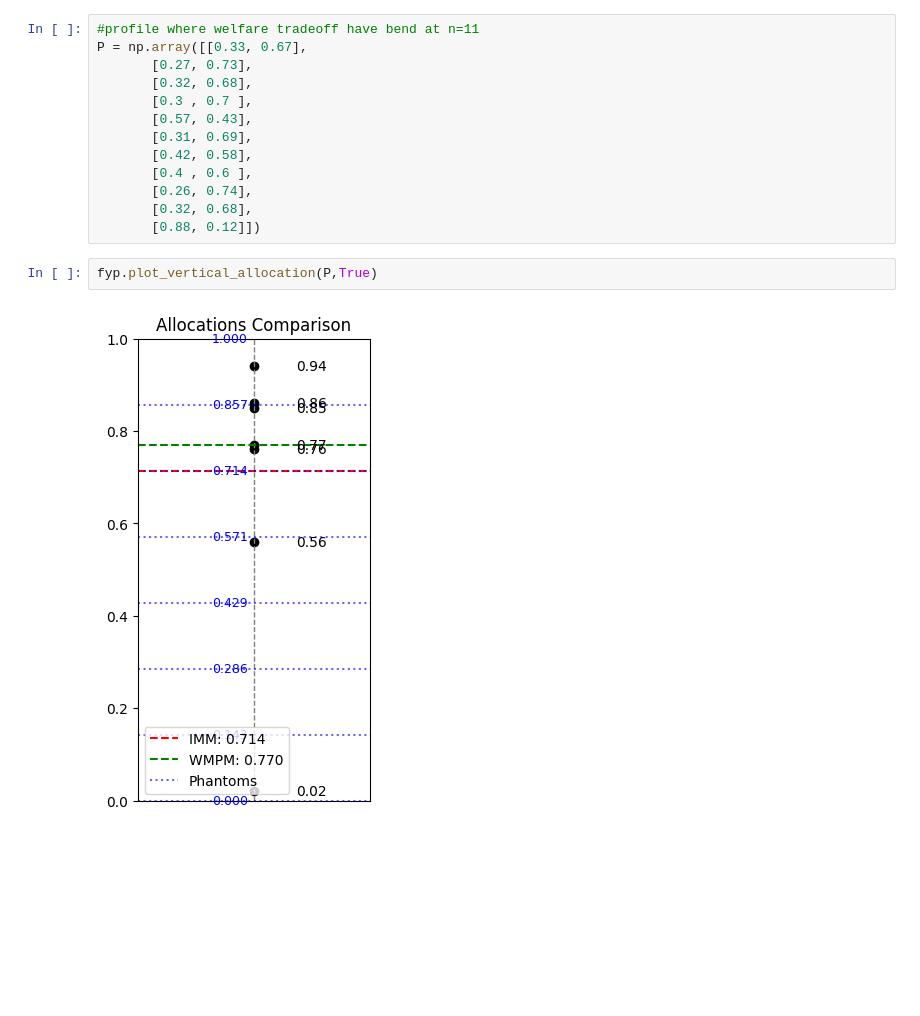
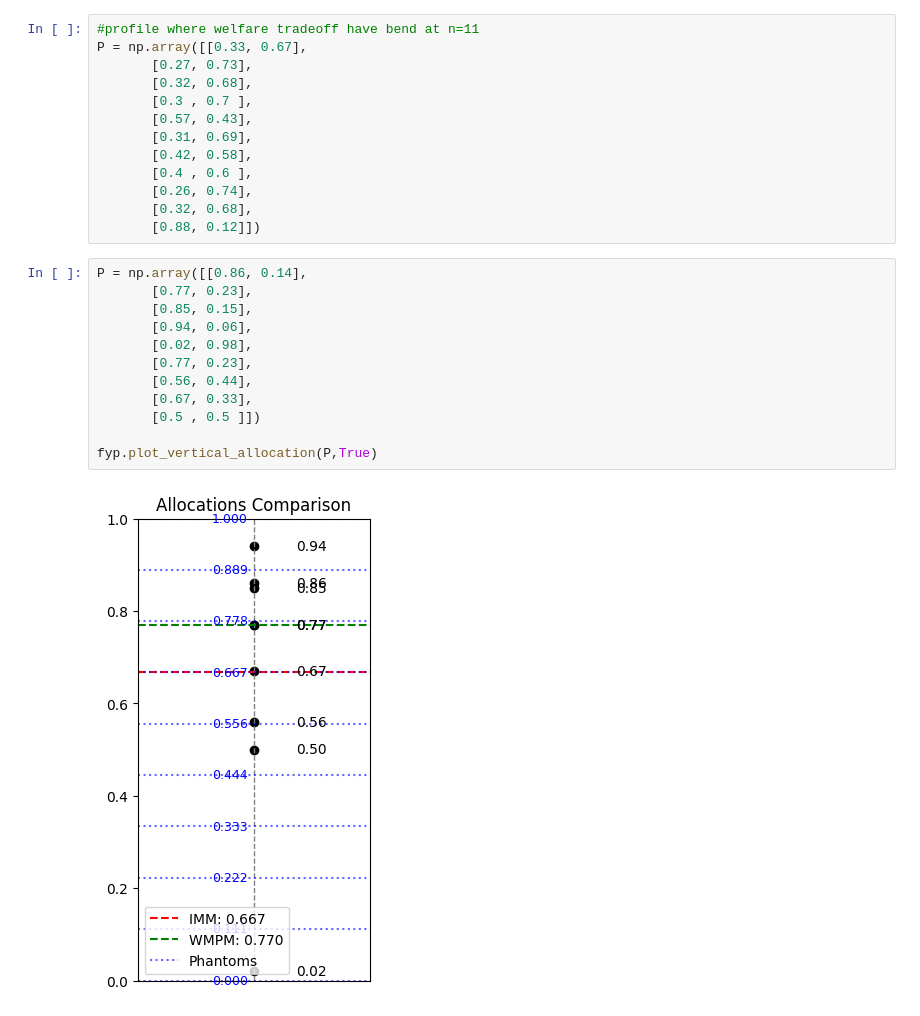
Before and after one commit to tanhl30/FYP, a Jupyter notebook: topic_1.ipynb, the cells around one changed output. Saved outputs shown, nothing was run; the diff lists cells and outputs as text; blank space fills up the shorter version.

```diff
--- a/topic_1.ipynb
+++ b/topic_1.ipynb
@@ -156,7 +156,17 @@ P = np.array([[0.33, 0.67],
        [0.26, 0.74],
        [0.32, 0.68],
        [0.88, 0.12]])
-# %%
-fyp.plot_vertical_allocation(P,True)
-# %% [output]
-[figure, removed]
+# %%
+P = np.array([[0.86, 0.14],
+       [0.77, 0.23],
+       [0.85, 0.15],
+       [0.94, 0.06],
+       [0.02, 0.98],
+       [0.77, 0.23],
+       [0.56, 0.44],
+       [0.67, 0.33],
+       [0.5 , 0.5 ]])
+
+fyp.plot_vertical_allocation(P,True)
+# %% [output]
+[figure, added]
```
Also changed, not shown: parts of 1 cell of this notebook, 2 other files.
